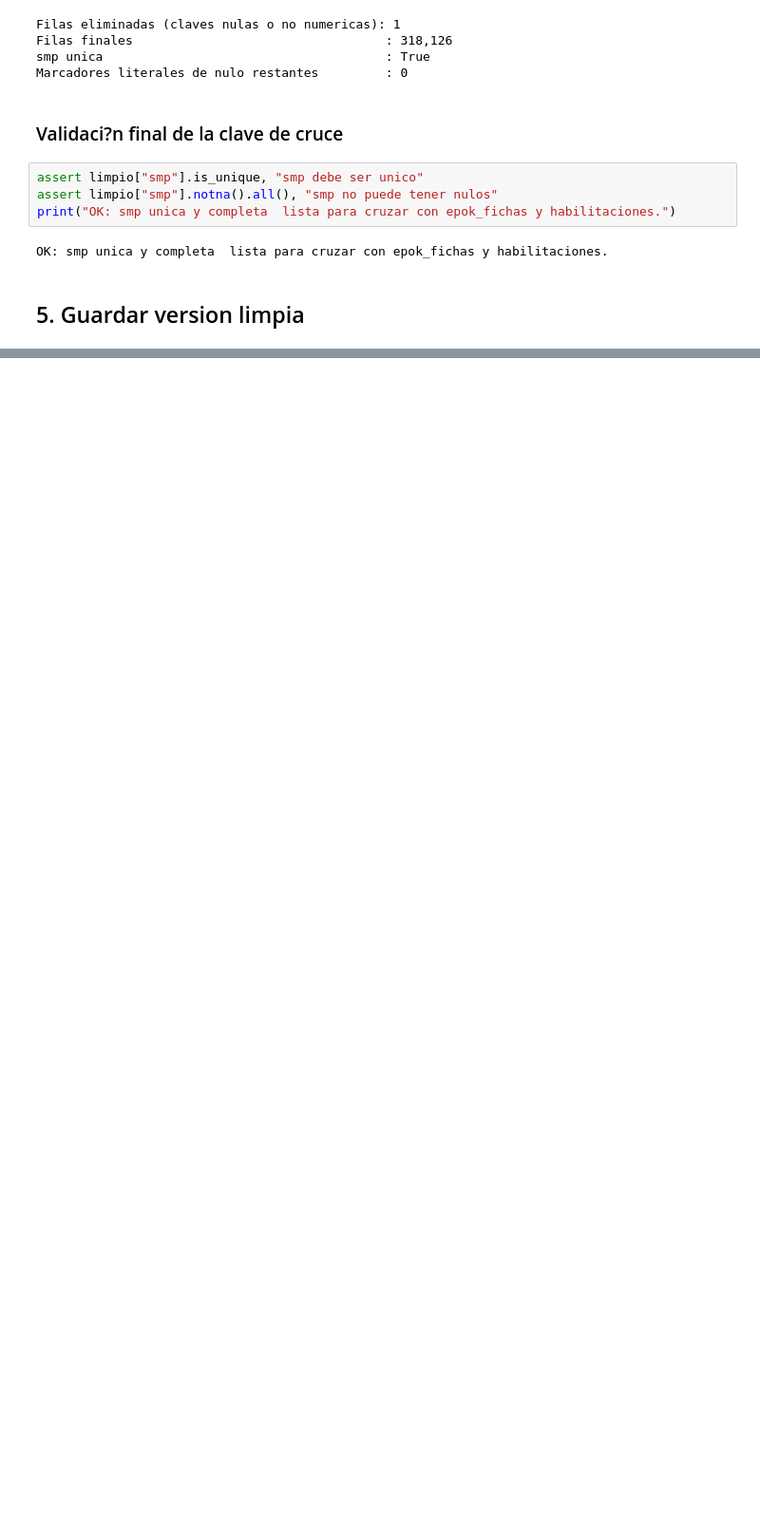
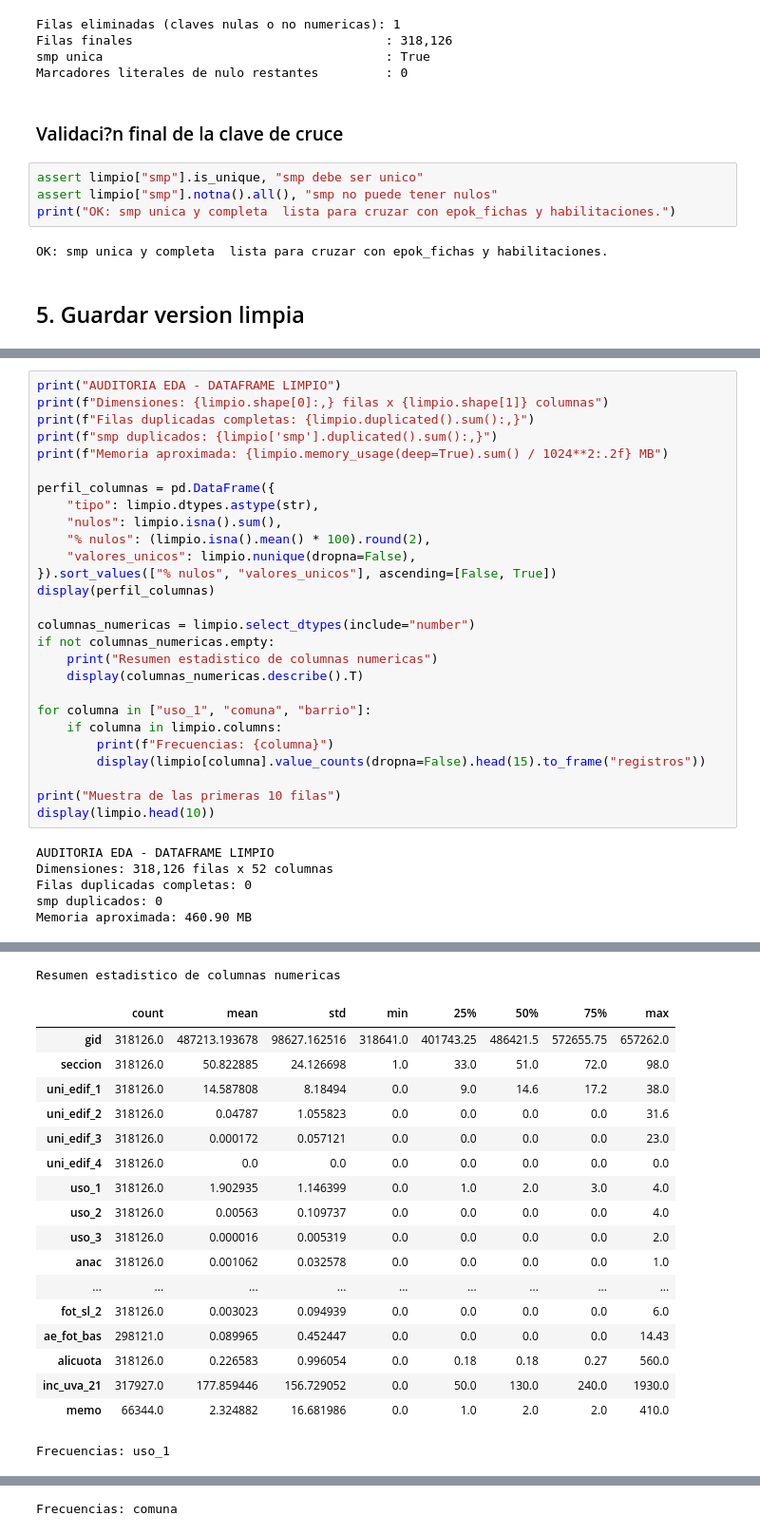
Before and after one commit to equipo20-innovalab/sgi-tecba, a Jupyter notebook: data_analytics/innovalab/notebook/04_exploracion_y_limpieza_de_codigo_urbanistico.ipynb, the cells around one changed output, grey strips where cells are left out. Shown at 95% size. Drawn from its saved outputs; the diff is of its cells as text; blank space fills up the shorter version.

```diff
--- a/data_analytics/innovalab/notebook/04_exploracion_y_limpieza_de_codigo_urbanistico.ipynb
+++ b/data_analytics/innovalab/notebook/04_exploracion_y_limpieza_de_codigo_urbanistico.ipynb
@@ -340,0 +247,33 @@ Cuantiles y diagnostico IQR (los candidatos no se eliminan automaticamente)
+# %%
+print("AUDITORIA EDA - DATAFRAME LIMPIO")
+print(f"Dimensiones: {limpio.shape[0]:,} filas x {limpio.shape[1]} columnas")
+print(f"Filas duplicadas completas: {limpio.duplicated().sum():,}")
+print(f"smp duplicados: {limpio['smp'].duplicated().sum():,}")
+print(f"Memoria aproximada: {limpio.memory_usage(deep=True).sum() / 1024**2:.2f} MB")
+
+perfil_columnas = pd.DataFrame({
+    "tipo": limpio.dtypes.astype(str),
+    "nulos": limpio.isna().sum(),
+    "% nulos": (limpio.isna().mean() * 100).round(2),
+    "valores_unicos": limpio.nunique(dropna=False),
+}).sort_values(["% nulos", "valores_unicos"], ascending=[False, True])
+display(perfil_columnas)
+
+columnas_numericas = limpio.select_dtypes(include="number")
+if not columnas_numericas.empty:
+    print("Resumen estadistico de columnas numericas")
+    display(columnas_numericas.describe().T)
+
+for columna in ["uso_1", "comuna", "barrio"]:
+    if columna in limpio.columns:
+        print(f"Frecuencias: {columna}")
+        display(limpio[columna].value_counts(dropna=False).head(15).to_frame("registros"))
+
+print("Muestra de las primeras 10 filas")
+display(limpio.head(10))
+# %% [output]
+AUDITORIA EDA - DATAFRAME LIMPIO
+Dimensiones: 318,126 filas x 52 columnas
+Filas duplicadas completas: 0
+smp duplicados: 0
+Memoria aproximada: 460.90 MB
@@ -340,0 +297,19 @@ Cuantiles y diagnostico IQR (los candidatos no se eliminan automaticamente)
+Resumen estadistico de columnas numericas
+|  | count | mean | std | min | 25% | 50% | 75% | max |
+| gid | 318126.0 | 487213.193678 | 98627.162516 | 318641.0 | 401743.25 | 486421.5 | 572655.75 | 657262.0 |
+| seccion | 318126.0 | 50.822885 | 24.126698 | 1.0 | 33.0 | 51.0 | 72.0 | 98.0 |
+| uni_edif_1 | 318126.0 | 14.587808 | 8.18494 | 0.0 | 9.0 | 14.6 | 17.2 | 38.0 |
+| uni_edif_2 | 318126.0 | 0.04787 | 1.055823 | 0.0 | 0.0 | 0.0 | 0.0 | 31.6 |
+| uni_edif_3 | 318126.0 | 0.000172 | 0.057121 | 0.0 | 0.0 | 0.0 | 0.0 | 23.0 |
+| uni_edif_4 | 318126.0 | 0.0 | 0.0 | 0.0 | 0.0 | 0.0 | 0.0 | 0.0 |
+| uso_1 | 318126.0 | 1.902935 | 1.146399 | 0.0 | 1.0 | 2.0 | 3.0 | 4.0 |
+| uso_2 | 318126.0 | 0.00563 | 0.109737 | 0.0 | 0.0 | 0.0 | 0.0 | 4.0 |
+| uso_3 | 318126.0 | 0.000016 | 0.005319 | 0.0 | 0.0 | 0.0 | 0.0 | 2.0 |
+| anac | 318126.0 | 0.001062 | 0.032578 | 0.0 | 0.0 | 0.0 | 0.0 | 1.0 |
+| ... | ... | ... | ... | ... | ... | ... | ... | ... |
+| fot_sl_2 | 318126.0 | 0.003023 | 0.094939 | 0.0 | 0.0 | 0.0 | 0.0 | 6.0 |
+| ae_fot_bas | 298121.0 | 0.089965 | 0.452447 | 0.0 | 0.0 | 0.0 | 0.0 | 14.43 |
+| alicuota | 318126.0 | 0.226583 | 0.996054 | 0.0 | 0.18 | 0.18 | 0.27 | 560.0 |
+| inc_uva_21 | 317927.0 | 177.859446 | 156.729052 | 0.0 | 50.0 | 130.0 | 240.0 | 1930.0 |
+| memo | 66344.0 | 2.324882 | 16.681986 | 0.0 | 1.0 | 2.0 | 2.0 | 410.0 |
+Frecuencias: uso_1
@@ -340,0 +323 @@ Cuantiles y diagnostico IQR (los candidatos no se eliminan automaticamente)
+Frecuencias: comuna
```
Also changed, not shown: parts of 14 cells of this notebook.
